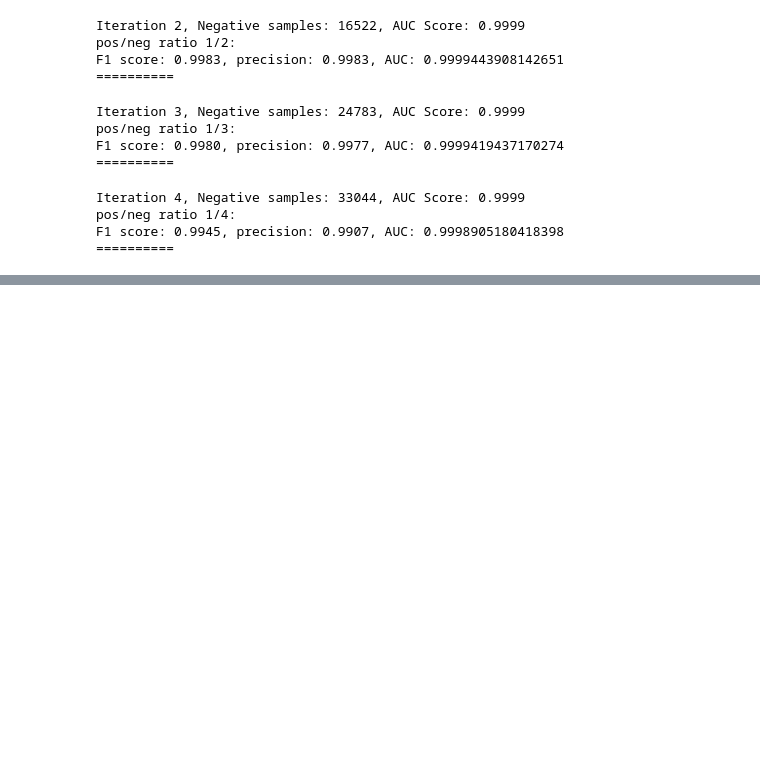
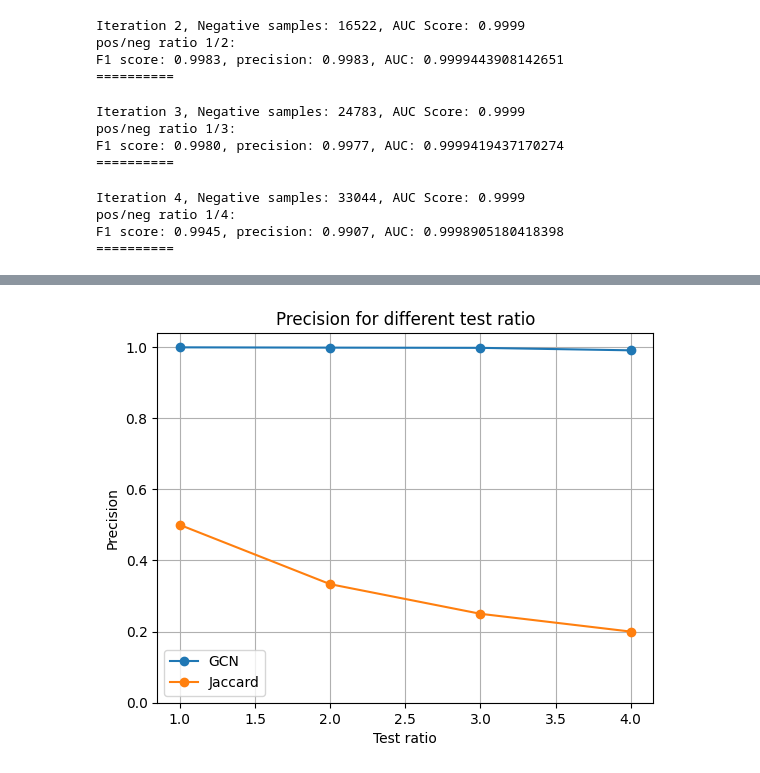
Before and after one commit to duc-ph/gcn_supply_link_prediction, a Jupyter notebook: scripts/GCN.ipynb, the cells around one changed output, grey strips where cells are left out. Drawn from its saved outputs; the diff is of its cells as text; code cells hidden in the pictures; blank space fills up the shorter version.

```diff
--- a/scripts/GCN.ipynb
+++ b/scripts/GCN.ipynb
@@ -416,0 +445,12 @@ jaccard_precision = [0.2, 0.25, 0.3333333333333333, 0.5]
+# %%
+plt.plot(range(1, 5), all_precision, label='GCN', marker='o')
+plt.plot(range(1, 5), jaccard_precision, label='Jaccard', marker='o')
+plt.xlabel('Test ratio')
+plt.ylabel('Precision')
+plt.title('Precision for different test ratio')
+plt.ylim(0)
+plt.legend()
+plt.grid()
+plt.show()
+# %% [output]
+[figure, added]
```
Also changed, not shown: parts of 6 cells of this notebook, 1 other file.
